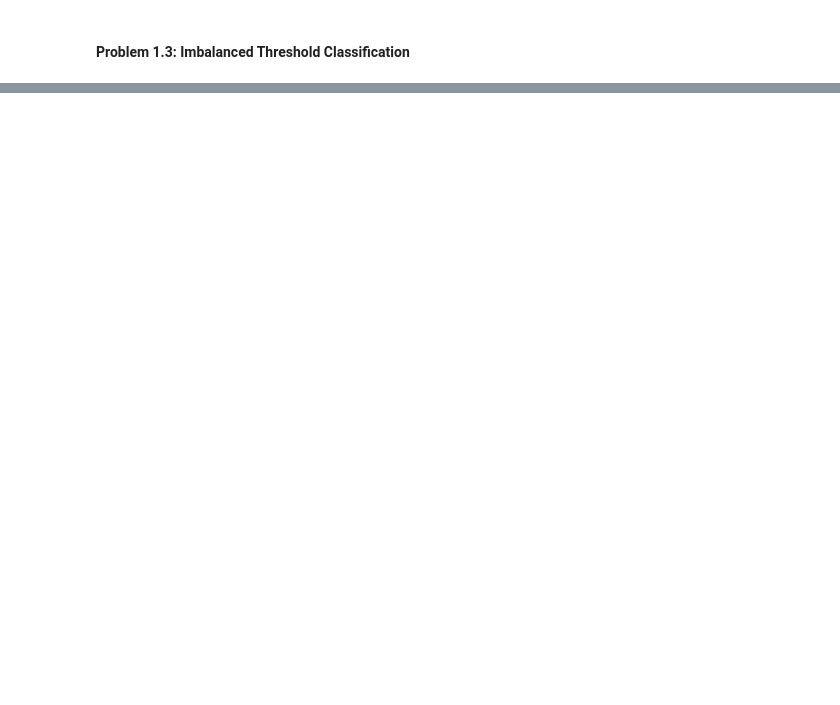
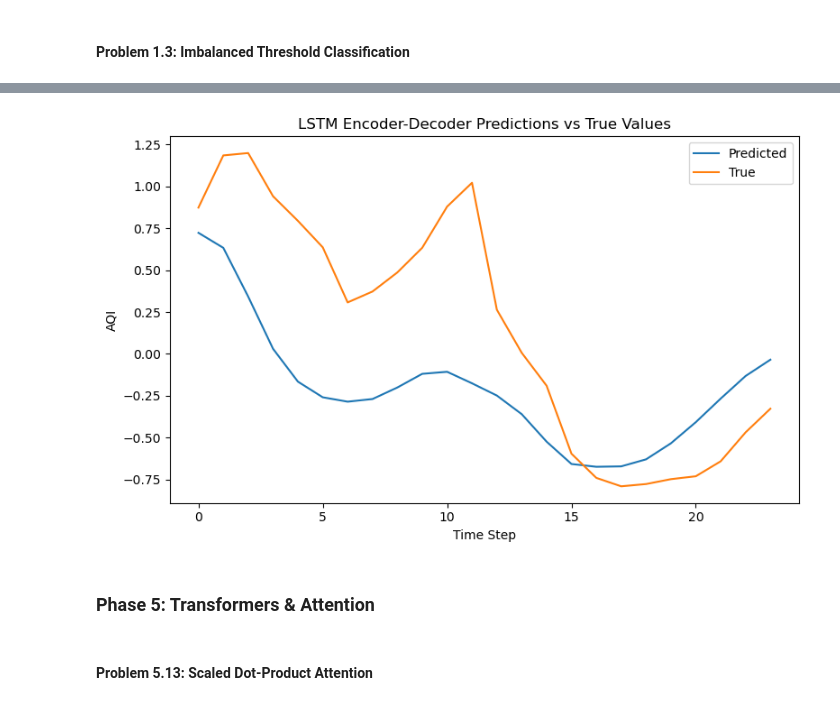
Before and after one commit to dwaipayanhaldar/E1-213-Pattern-Recognition-Neural-Network, a Jupyter notebook: Assignment_2/E1_213_A2_Dwaipayan_Haldar_code.ipynb, the cells around one changed output, grey strips where cells are left out. Cells and saved outputs as stored; diff of their text form; code cells hidden in the pictures; blank space fills up the shorter version.

Commit message:
Assignment 2 update

```diff
--- a/Assignment_2/E1_213_A2_Dwaipayan_Haldar_code.ipynb
+++ b/Assignment_2/E1_213_A2_Dwaipayan_Haldar_code.ipynb
@@ -160,0 +376,6 @@ Weighted BCE:
+# %%
+DATA_DIR = '/Users/dwaipayanhaldar/Downloads/Notes and Books/IISc Coding Assignments and Project/Data/PRNN_2026_A2_data'
+time_series_file_path = os.path.join(DATA_DIR, 'delhi_aqi.csv')
+
+data_regression = TimeSeriesDataset(time_series_file_path, 72,24)
+data_regression_encoder_decoder = EncoderDecoderDataset(time_series_file_path, 72,24)
@@ -160,0 +449,24 @@ Weighted BCE:
+# %%
+model_LSTM = EncoderDecoderLSTM(1, 64, 1, 24).to(device)
+
+N = len(data_regression_encoder_decoder)
+
+train_indices = list(range(int(0.7*N)))
+val_indices   = list(range(int(0.7*N), int(0.85*N)))
+test_indices  = list(range(int(0.85*N), N))
+
+train_dataset = Subset(data_regression_encoder_decoder, train_indices)
+val_dataset   = Subset(data_regression_encoder_decoder, val_indices)
+test_dataset  = Subset(data_regression_encoder_decoder, test_indices)
+
+train_dataloader = DataLoader(train_dataset, batch_size= 32, shuffle=False)
+val_dataloader = DataLoader(val_dataset, batch_size= 32, shuffle=False)
+test_dataloader = DataLoader(test_dataset, batch_size= 32, shuffle=False)
+
+learning_rate =1e-3
+loss_fn = nn.MSELoss()
+optimizer1 = torch.optim.Adam(model_LSTM.parameters(), lr=learning_rate)
+epochs = 100
+
+train_loop(train_dataloader, val_dataloader, model_LSTM, loss_fn, optimizer1, epochs, patience=10)
+pred_list, y_list = test_loop(test_dataloader, model_LSTM, loss_fn)
@@ -160,0 +482,15 @@ Weighted BCE:
+# %%
+plt.figure(figsize=(8, 5))
+plt.plot(pred_list[1], label='Predicted')
+plt.plot(y_list[1], label='True')
+plt.xlabel('Time Step')
+plt.ylabel('AQI')
+plt.title('LSTM Encoder-Decoder Predictions vs True Values')
+plt.legend()
+plt.tight_layout()
+plt.savefig('lstm_encoder_decoder_predictions.png', dpi=150)
+plt.show()
+# %% [output]
+[figure, added]
+# %% [markdown]
+### **Phase 5**: Transformers & Attention
@@ -160,0 +506,2 @@ Weighted BCE:
+# %% [markdown]
+#### **Problem 5.13**: Scaled Dot-Product Attention
```
Also changed, not shown: parts of 40 cells of this notebook, 6 other files.
